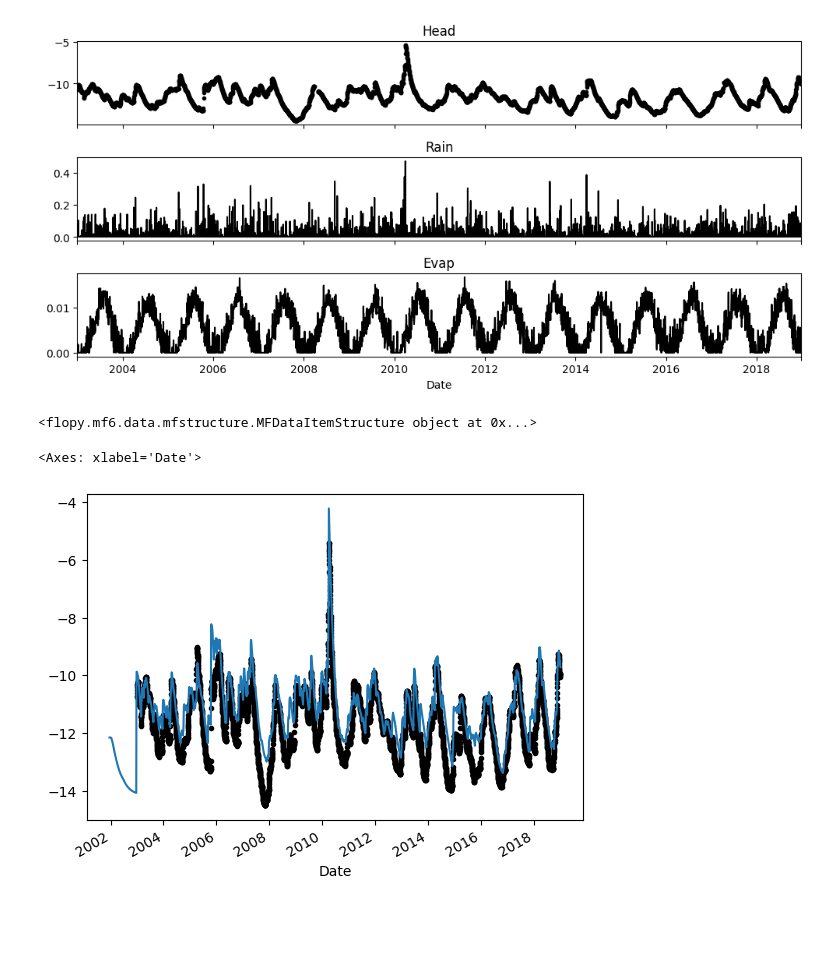
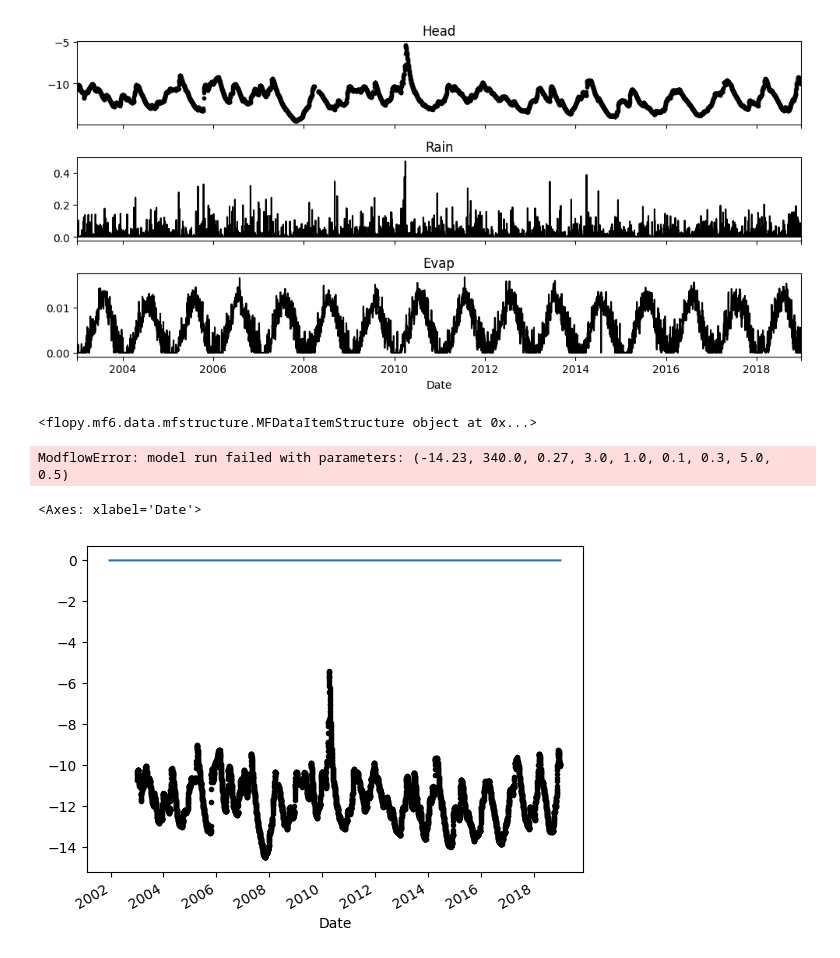
Before and after one commit to pastas/pastas-plugins, a Jupyter notebook: docs/examples/modflow_uzf.ipynb, the cells around one changed output. Drawn from its saved outputs; the diff is of its cells as text; code cells hidden in the pictures; blank space fills up the shorter version.

```diff
--- a/docs/examples/modflow_uzf.ipynb
+++ b/docs/examples/modflow_uzf.ipynb
@@ -40,26 +40,29 @@ ps.plots.series(head, [prec, evap], hist=False);
 # %%
 # create modflow pastas model with c and sy
 mlumf = ps.Model(head)
 constant_d = -14.23
 # shorten the warmup to speed up the modflow calculation somewhat.
 mlumf.settings["warmup"] = pd.Timedelta(days=4 * 365)
 expmf = ppmf.ModflowUzf(exe_name=mf6_exe, sim_ws="mf_files/test_umf", head=head, nwavesets=100, ntrailwaves=7)
 expsm = ppmf.ModflowModel(prec=prec, evap=evap, modflow=expmf, name="test_expmfsm")
 mlumf.add_stressmodel(expsm)
 mlumf.set_parameter(f"{expsm.name}_s", initial=0.27, vary=False)
 mlumf.set_parameter(f"{expsm.name}_c", initial=340.0, vary=False)
 # mlexpmf.set_parameter(f"{expsm.name}_f", initial=mlexp_f, vary=False)
 if "constant_d" in mlumf.parameters.index:
     mlumf.set_parameter("constant_d", initial=constant_d, vary=False)
     if expmf._head is not None:
         mlumf.del_constant()
         mlumf.set_parameter(f"{expsm.name}_d", initial=constant_d, vary=False)
-mlumf.set_parameter(f"{expsm.name}_height", initial=(head.max() - constant_d)+2.0, vary=False)
+# height = (head.max() - constant_d)+2.0
+height = 3.0
+mlumf.set_parameter(f"{expsm.name}_height", initial=height, vary=False)
 
 sim = mlumf.simulate()
 ax = mlumf.observations().plot(marker=".", color="k", linestyle="None", legend=False)
 sim.plot(ax=ax)
 # %% [output]
 <flopy.mf6.data.mfstructure.MFDataItemStructure object at 0x...>
-<Axes: xlabel='Date'>
+ModflowError: model run failed with parameters: (-14.23, 340.0, 0.27, 3.0, 1.0, 0.1, 0.3, 5.0, 0.5)
+<Axes: xlabel='Date'>
-[figure, old version]
+[figure, new version]
```
Also changed, not shown: 2 other files.
